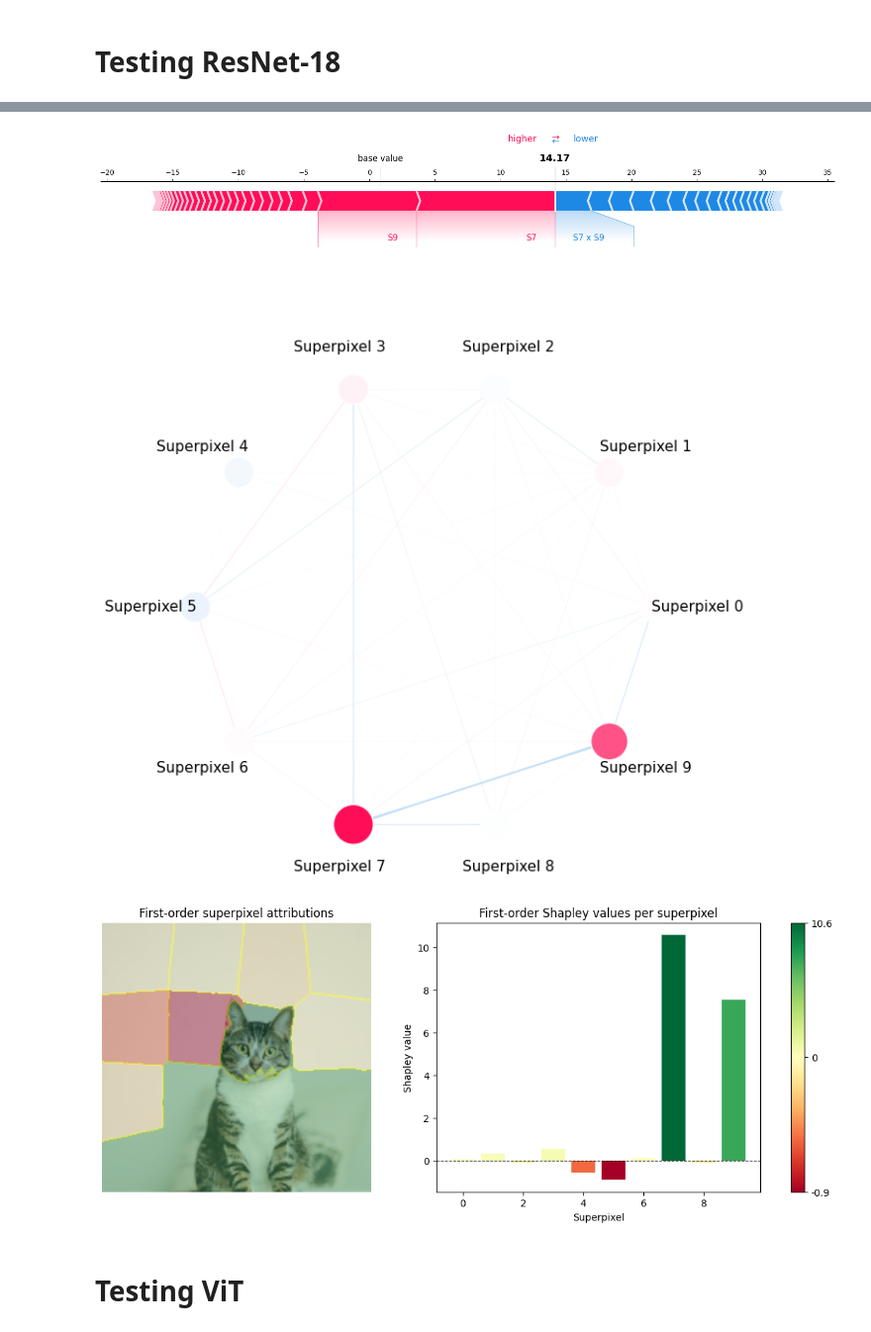
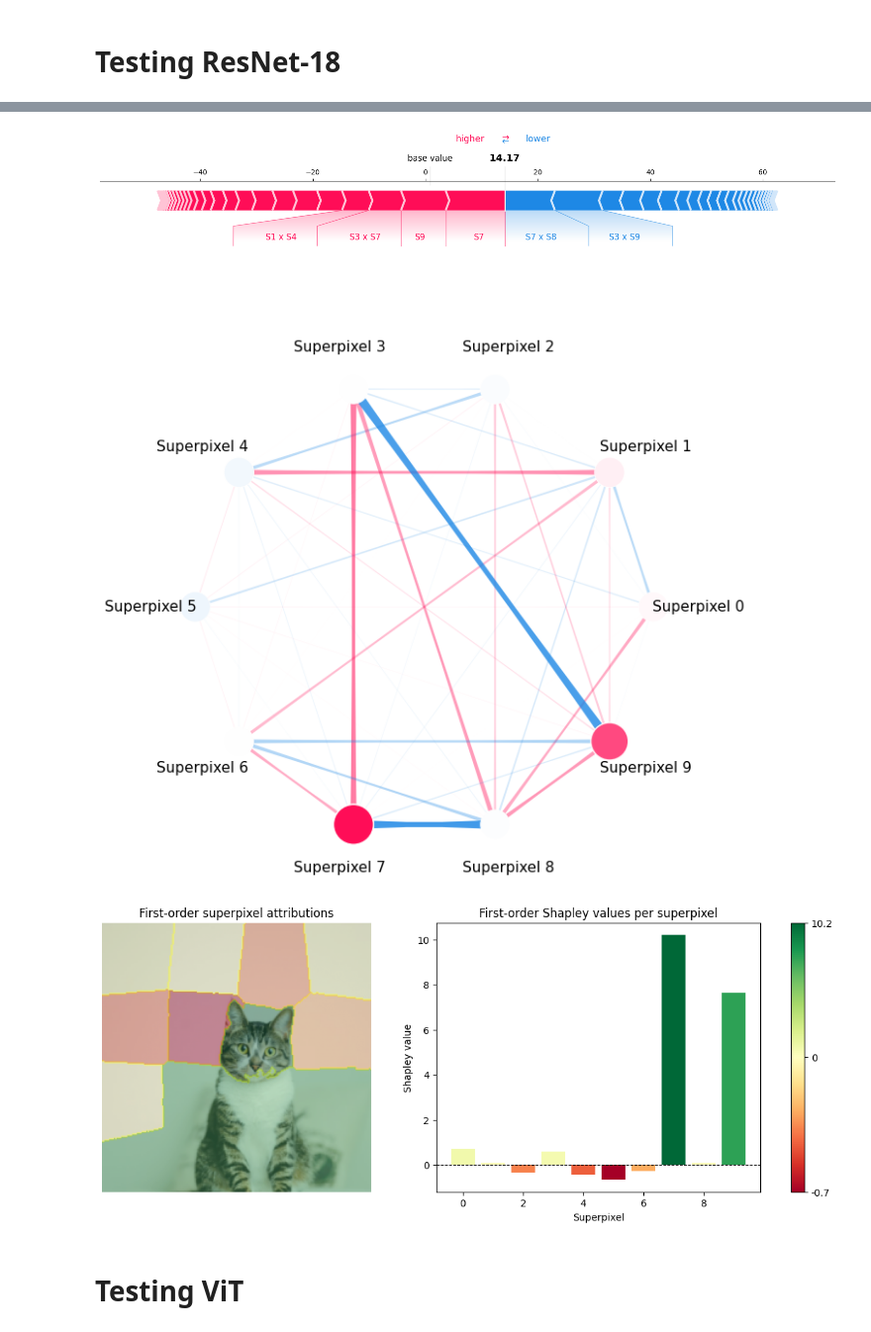
Before and after one commit to S2k-1/shapiq, a Jupyter notebook: src/shapiq/vision/vision_package_test.ipynb, the cells around one changed output, grey strips where cells are left out. Shown at 99% size. Drawn from its saved outputs; the diff is of its cells as text; code cells hidden in the pictures.

```diff
--- a/src/shapiq/vision/vision_package_test.ipynb
+++ b/src/shapiq/vision/vision_package_test.ipynb
@@ -18,11 +18,12 @@ device = torch.device("cuda" if torch.cuda.is_available() else "cpu")
 url = 'https://images.unsplash.com/photo-1640384974326-3e72680e0fb3?q=80&w=687&auto=format&fit=crop&ixlib=rb-4.1.0&ixid=M3wxMjA3fDB8MHxwaG90by1wYWdlfHx8fGVufDB8fHx8fA%3D%3D' # cat 73%
 response = requests.get(url)
 raw_img = Image.open(BytesIO(response.content)).convert('RGB')
+print("Raw image size:",raw_img.size)
 
 # Resize and crop
 resize_and_crop = transforms.Compose([
     transforms.Resize(256),
-    transforms.CenterCrop(224),
+    transforms.CenterCrop(224)
 ])
 
 # Convert to tensor and normalize
@@ -31,11 +32,12 @@ tensor_and_norm = transforms.Compose([
     transforms.Normalize(mean=[0.485, 0.456, 0.406], std=[0.229, 0.224, 0.225]),
 ])
 
-img = resize_and_crop(raw_img)
+resized_img = resize_and_crop(raw_img)
 
 # Input image for the model
-input_tensor = tensor_and_norm(img)
+input_tensor = tensor_and_norm(resized_img)
 input_batch = input_tensor.unsqueeze(0).to(device)
+print(input_batch.shape)  # expected: (1, 3, 224, 224)
 
 # --- load resnet-18 ---
 resnet = models.resnet18(weights=models.ResNet18_Weights.DEFAULT)
@@ -44,11 +46,4 @@ resnet.eval()
 with torch.no_grad():
     predicted_class = resnet(input_batch).argmax(dim=1).item()
     print(f"Predicted class index: {predicted_class}")
-
-def model(batch: np.ndarray) -> np.ndarray:
-    """Wraps ResNet-18 to accept (N, H, W, C) numpy arrays and return (N,) predictions."""
-    tensors = torch.stack([tensor_and_norm(img) for img in batch])
-    with torch.no_grad():
-        logits = resnet(tensors)  # (N, 1000)
-    return logits[:, predicted_class].numpy()  # (N,) — only the relevant class
 # %% [output]
@@ -55,15 +52,13 @@ def model(batch: np.ndarray) -> np.ndarray:
 Predicted class index: 281
 # %%
 from shapiq import ImageExplainer
-from shapiq.vision import ResNetArchitecture
 
 # default: SuperpixelStrategy(n_segments=10) + MeanColorMasking
-image = np.array(img)
-architecture = ResNetArchitecture(model=model)
-explainer = ImageExplainer(architecture=architecture, data=image)
+image = input_tensor.numpy().transpose(1, 2, 0) # (H, W, C)
+explainer = ImageExplainer(model=resnet, data=image)
 interaction_values_resnet = explainer.explain(budget=64)
 
-print(f"n_players: {explainer.imputer.n_players}")
+print(f"n_players: {explainer._n_features}")
 print(interaction_values_resnet)
 # %% [output]
 n_players: 10
@@ -87,8 +82,8 @@ superpixels = [f"Superpixel {i}" for i in range(explainer.imputer.n_players)]
 interaction_values_resnet.plot_force(feature_names=superpixels)
 interaction_values_resnet.plot_network(feature_names=superpixels)
 # %% [output]
-[figure, old version]
+[figure, new version]
-[figure, old version]
+[figure, new version]
 # %%
 # heat map plot:
 import matplotlib.pyplot as plt
@@ -100,40 +95,41 @@ from skimage.segmentation import mark_boundaries
 first_order = interaction_values_resnet.get_n_order_values(1)
 
 # build heatmap
+image = np.array(resized_img)
 heatmap = np.zeros(image.shape[:2])
 for i in range(explainer.imputer.n_players):
     heatmap[explainer.imputer.player_masks[i]] = first_order[i]
 
 # shared colormap and norm
 cmap = cm.RdYlGn
 norm = mcolors.TwoSlopeNorm(vmin=heatmap.min(), vcenter=0, vmax=heatmap.max())
 
 fig, axes = plt.subplots(1, 2, figsize=(14, 5))
 
 # --- heatmap ---
 axes[0].imshow(image)
 hm = axes[0].imshow(heatmap, alpha=0.5, cmap=cmap, norm=norm)
 axes[0].imshow(mark_boundaries(image, explainer.imputer.player_masks.argmax(axis=0) + 1), alpha=0.3)
 axes[0].set_title("First-order superpixel attributions")
 axes[0].axis("off")
 
 # --- bar plot colored like heatmap ---
 bar_colors = [cmap(norm(v)) for v in first_order]
 axes[1].bar(range(explainer.imputer.n_players), first_order, color=bar_colors)
 axes[1].axhline(0, color="black", linewidth=0.8, linestyle="--")
 axes[1].set_xlabel("Superpixel")
 axes[1].set_ylabel("Shapley value")
 axes[1].set_title("First-order Shapley values per superpixel")
 
 # colorbar for bar plot
 sm = cm.ScalarMappable(cmap=cmap, norm=norm)
 cbar = fig.colorbar(sm, ax=axes, fraction=0.02, pad=0.04)
 cbar.set_ticks([heatmap.min(), 0, heatmap.max()])
 cbar.set_ticklabels([f"{heatmap.min():.1f}", "0", f"{heatmap.max():.1f}"])
 
 plt.show()
 # %% [output]
-[figure, old version]
+[figure, new version]
 # %% [markdown]
 # Testing ViT
 # %%
```
Also changed, not shown: parts of 6 cells of this notebook.
